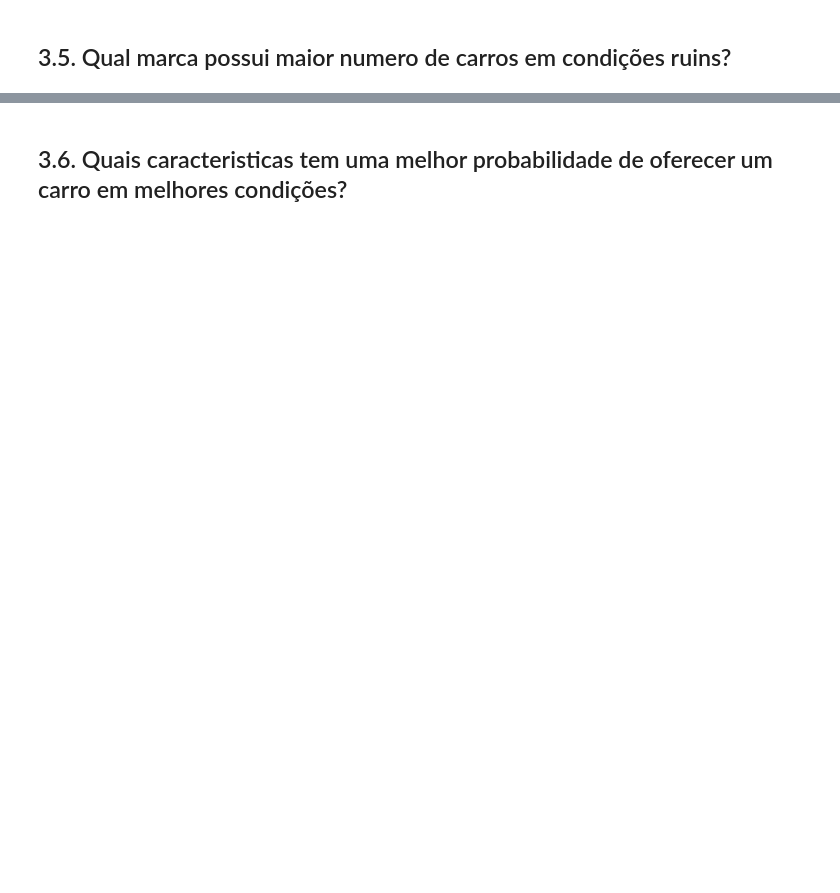
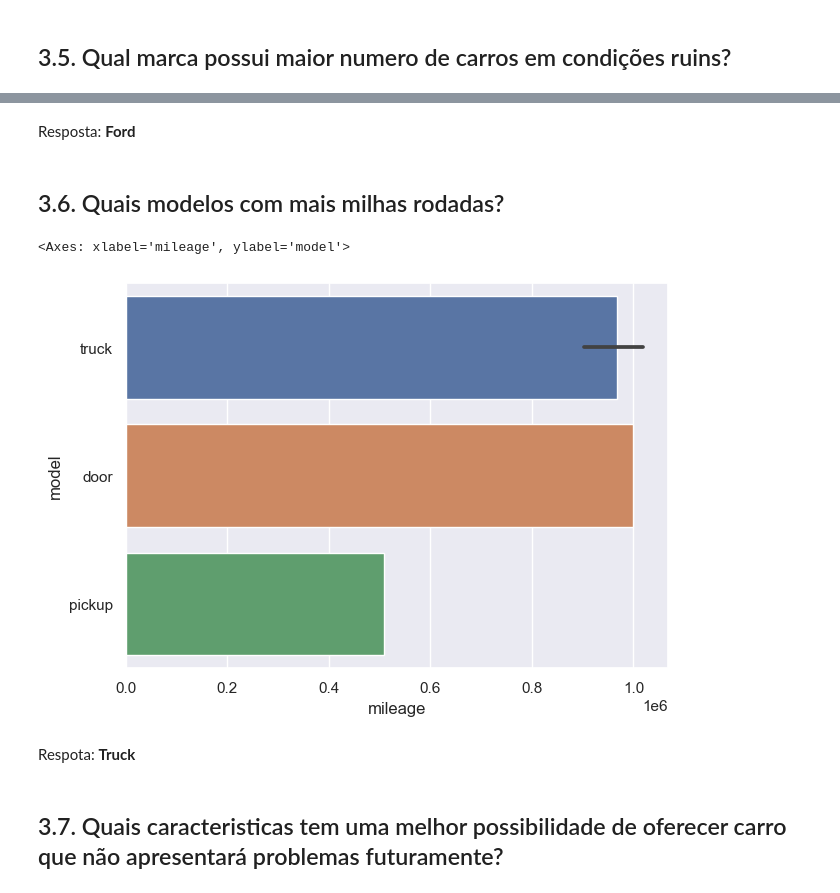
Before and after one commit to HelderSCordeiro/EDA_CARS, a Jupyter notebook: cars_eda.ipynb, the cells around one changed output, grey strips where cells are left out. Saved outputs shown, nothing was run; the diff lists cells and outputs as text; code cells hidden in the pictures; blank space fills up the shorter version.

```diff
--- a/cars_eda.ipynb
+++ b/cars_eda.ipynb
@@ -191,2 +232,15 @@ sns.lineplot(x = vei_maior['year'], y = vei_maior['Qtd'] )
+# %% [markdown]
+Resposta: **Ford**
+# %% [markdown]
+## 3.6. Quais modelos com mais milhas rodadas?
+# %%
+vei_maior = df.sort_values('mileage', ascending=False).head(5)
+
+sns.barplot(x = vei_maior['mileage'], y = vei_maior['model'], orient='h' )
+# %% [output]
+<Axes: xlabel='mileage', ylabel='model'>
+[figure, added]
+# %% [markdown]
+Respota: **Truck**
 # %% [markdown]
-## 3.6. Quais caracteristicas tem uma melhor probabilidade de oferecer um carro em melhores condições?
+## 3.7. Quais caracteristicas tem uma melhor possibilidade de oferecer carro que não apresentará problemas futuramente?
```
Also changed, not shown: parts of 48 cells of this notebook, 1 other file.
